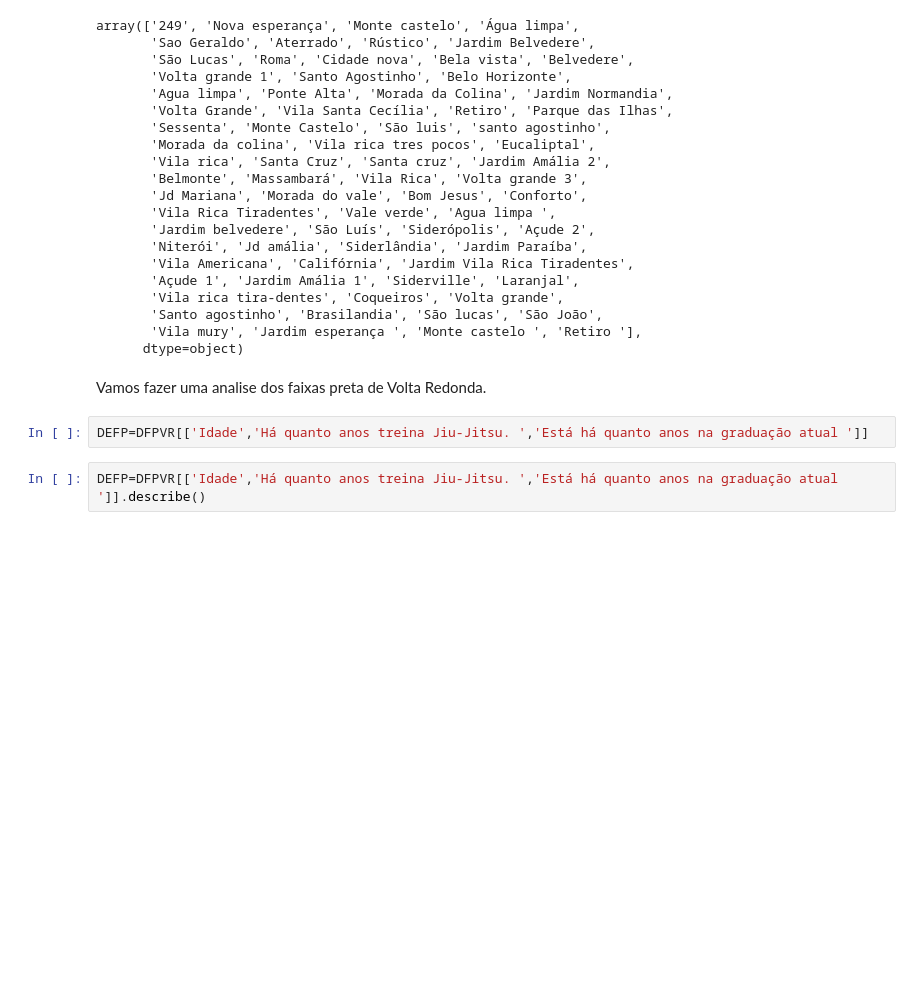
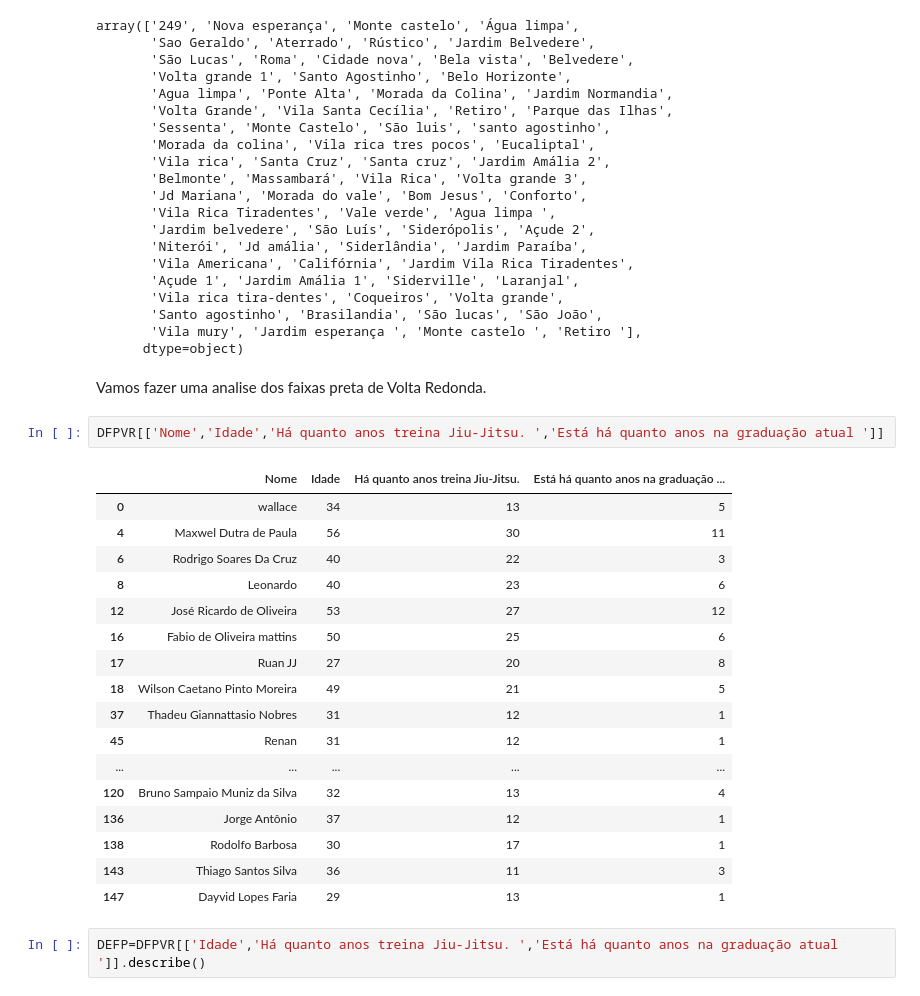
Before and after one commit to samuellevistrauss/trab_pynton, a Jupyter notebook: Dados_estatistico_VR_.ipynb, the cells around one changed output. Drawn from its saved outputs; the diff is of its cells as text; blank space fills up the shorter version.

```diff
--- a/Dados_estatistico_VR_.ipynb
+++ b/Dados_estatistico_VR_.ipynb
@@ -279,7 +269,25 @@ array(['249', 'Nova esperança', 'Monte castelo', 'Água limpa',
 # %% [markdown]
 Vamos fazer uma analise dos faixas preta de  Volta Redonda.
 # %%
-DEFP=DFPVR[['Idade','Há quanto anos treina Jiu-Jitsu. ','Está há quanto anos na graduação atual ']]
+DFPVR[['Nome','Idade','Há quanto anos treina Jiu-Jitsu. ','Está há quanto anos na graduação atual ']]
+# %% [output]
+|  | Nome | Idade | Há quanto anos treina Jiu-Jitsu. | Está há quanto anos na graduação ... |
+| 0 | wallace | 34 | 13 | 5 |
+| 4 | Maxwel Dutra de Paula | 56 | 30 | 11 |
+| 6 | Rodrigo Soares Da Cruz | 40 | 22 | 3 |
+| 8 | Leonardo | 40 | 23 | 6 |
+| 12 | José Ricardo de Oliveira | 53 | 27 | 12 |
+| 16 | Fabio de Oliveira mattins | 50 | 25 | 6 |
+| 17 | Ruan JJ | 27 | 20 | 8 |
+| 18 | Wilson Caetano Pinto Moreira | 49 | 21 | 5 |
+| 37 | Thadeu Giannattasio Nobres | 31 | 12 | 1 |
+| 45 | Renan | 31 | 12 | 1 |
+| ... | ... | ... | ... | ... |
+| 120 | Bruno Sampaio Muniz da Silva | 32 | 13 | 4 |
+| 136 | Jorge Antônio | 37 | 12 | 1 |
+| 138 | Rodolfo Barbosa | 30 | 17 | 1 |
+| 143 | Thiago Santos Silva | 36 | 11 | 3 |
+| 147 | Dayvid Lopes Faria | 29 | 13 | 1 |
 # %%
 DEFP=DFPVR[['Idade','Há quanto anos treina Jiu-Jitsu. ','Está há quanto anos na graduação atual ']].describe()
 # %%
```
Also changed, not shown: parts of 3 cells of this notebook.
